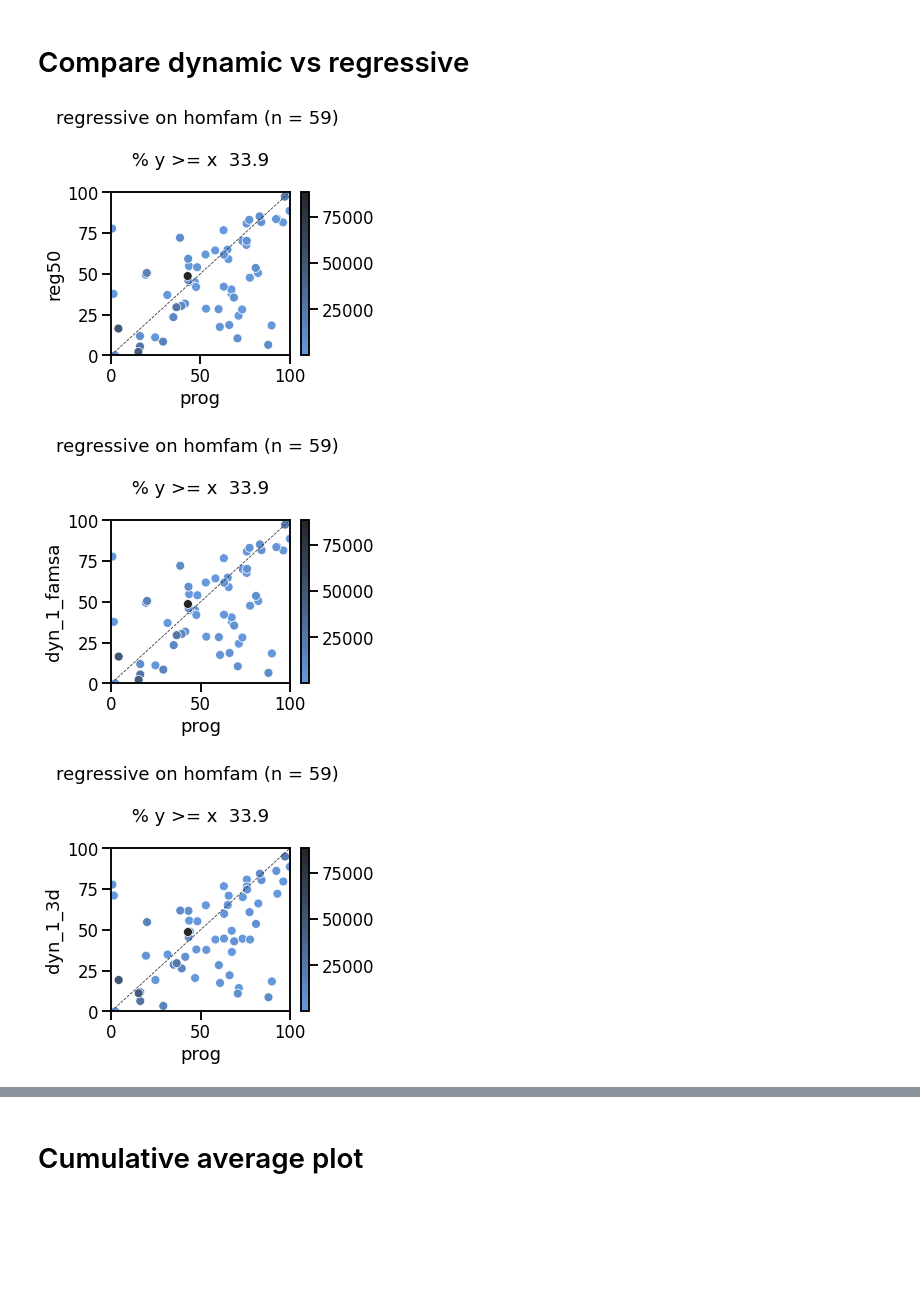
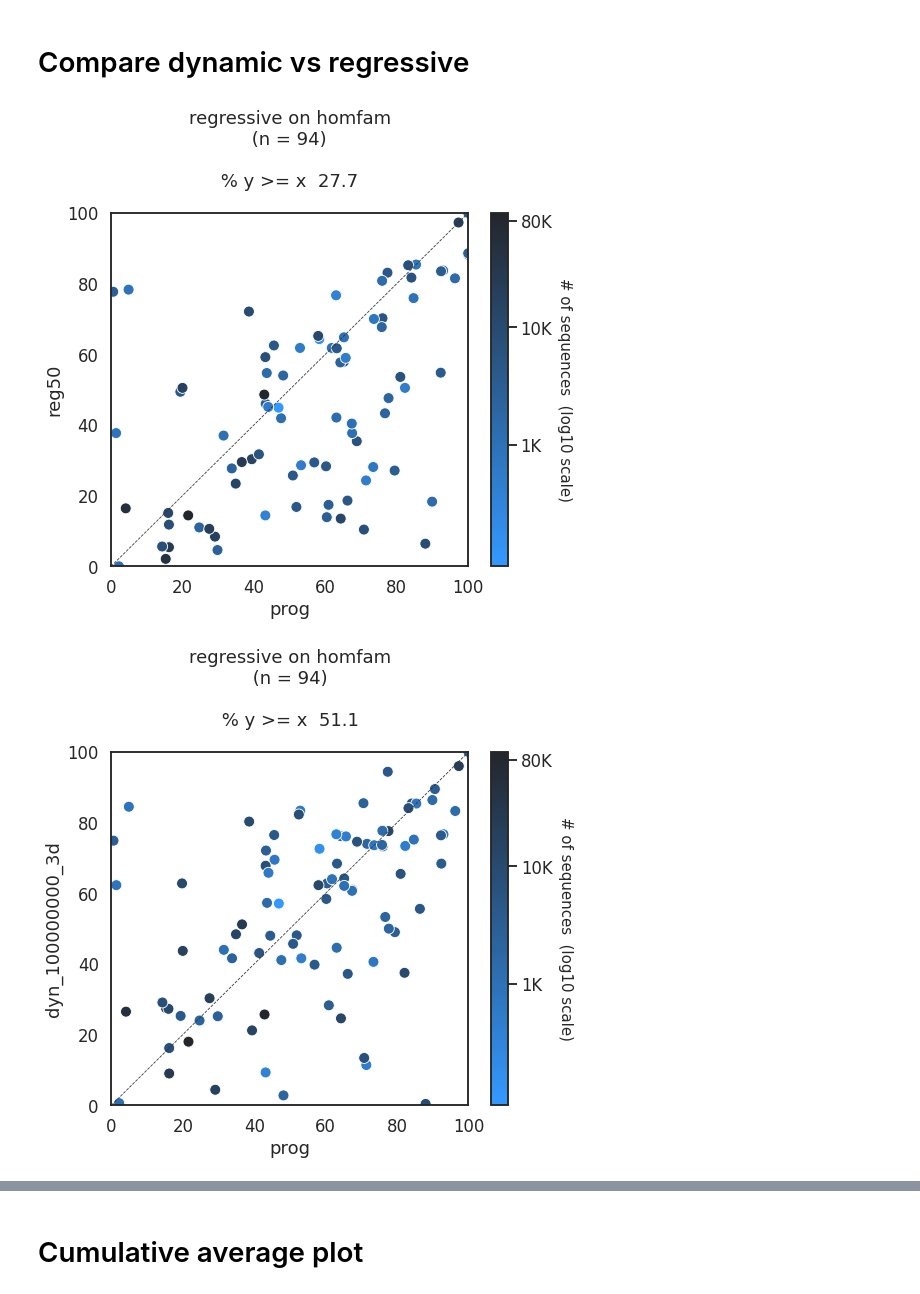
Before and after one commit to luisas/nf_structural_regression, a Jupyter notebook: notebook/02_benchmark_dynamic.ipynb, the cells around one changed output, grey strips where cells are left out. Saved outputs shown, nothing was run; the diff lists cells and outputs as text; code cells hidden in the pictures; blank space fills up the shorter version.

```diff
--- a/notebook/02_benchmark_dynamic.ipynb
+++ b/notebook/02_benchmark_dynamic.ipynb
@@ -117,6 +163,7 @@ def get_stats(scores_df, traces, summary_homfam_exthomfam):
     stats = pd.merge(stats, summary_homfam_exthomfam, on =["family","benchmarking_dataset"])
     stats_alignments = stats[stats.task == "alignments"]
     stats_alignments["approach"] = stats_alignments[["method", "bucket_size", "master_msa", "slave_msa", "dynamicX_val"]].apply(lambda row: '_'.join(row.values.astype(str)), axis=1)
+    stats_alignments["approach"] = stats_alignments.approach.apply(lambda val: val.replace("_nan",""))
     stats_alignments["fam_approach"] = stats_alignments["family"]+"_"+stats_alignments["approach"]
     stats_alignments.tc = pd.to_numeric(stats_alignments.tc)
     return(stats_alignments)
@@ -139,3 +170,39 @@ stats_alignments_regressive = stats_alignments_full[(stats_alignments_full.metho
+# %%
+stats_alignments_full = get_stats(scores_df_full, traces, summary_homfam_exthomfam)
+stats_alignments_ref = get_stats(scores_df_ref, traces, summary_homfam_exthomfam)
+
+# Only keep the ones with ref
+stats_alignments_full_sorted = stats_alignments_full.loc[stats_alignments_full.fam_approach.isin(stats_alignments_ref.fam_approach)]
+stats_alignments_full_sorted = stats_alignments_full_sorted.sort_values(by=["family", "approach"]).reset_index()
+stats_alignments_ref_sorted = stats_alignments_ref.sort_values(by=["family", "approach"]).reset_index()
+
+# ----------------------------------------------
+#     Calculate the difference in TCs
+# -----------------------------------------------
+stats_alignments_full_sorted = pd.merge(stats_alignments_full_sorted, stats_alignments_ref_sorted, on = ["family", "approach", "method", "bucket_size", "align_method", "tree_method", "file", "dynamicX_val", "master_msa"] )
+stats_alignments_full_sorted["diff_tc"] = stats_alignments_full_sorted.tc_x - stats_alignments_full_sorted.tc_y
+stats_alignments_full_sorted["diff_sp"] = stats_alignments_full_sorted.sp_x - stats_alignments_full_sorted.sp_y
+
+stats_alignments_full_sorted.columns = stats_alignments_full_sorted.columns.str.replace("_x", "").str.replace("_y", "_ref")
+# ----------   Get diff TC ---------
+#stats_alignments_full_sorted["diff_tc"] = stats_alignments_full_sorted.tc - stats_alignments_ref_sorted.tc
+stats_alignments_full_sorted["diff_tc_perc"] = (stats_alignments_full_sorted.diff_tc / stats_alignments_ref_sorted.tc)*100
+
+
+
+fams= traces.name.str.split(".",expand=True)[0].unique()
+stats = pd.merge(scores_df, traces, on = ["name","benchmarking_dataset"])
+stats = pd.merge(stats, summary_homfam_exthomfam, on =["family","benchmarking_dataset"])
+
+stats_alignments_full = get_stats(scores_df_full, traces, summary_homfam_exthomfam)
+stats_alignments_full = stats_alignments_full_sorted
+stats_alignments_dynamic = stats_alignments_full[(stats_alignments_full.method == "dynamic")]
+fams = stats_alignments_dynamic.family
+stats_alignments_progressive = stats_alignments_full[(stats_alignments_full.method == "progressive") ]
+stats_alignments_regressive = stats_alignments_full[(stats_alignments_full.method == "regressive") ]
+#save
+#stats_alignments_full.to_csv(os.path.join("/home/luisasantus/Desktop/crg_cluster/data/structural_regression/stats/", "stats_alignments_full.csv"), index = False)
+#stats_alignments_ref.to_csv(os.path.join("/home/luisasantus/Desktop/crg_cluster/data/structural_regression/stats/", "stats_alignments_refs.csv"), index = False)
 # %% [markdown]
 # Plotting params
 # %%
@@ -202,13 +271,10 @@ plot_scatter_perc(dyn_1000_famsa,dyn_1000_3d,'dyn_1000_famsa', 'dyn_1000_3d')
 # %%
 plot_scatter_perc(prog,reg_50,'prog', 'reg50')
 #plot_scatter_perc(prog,reg_1000,'prog', 'reg1000')
-
-
-plot_scatter_perc(prog,dyn_1_famsa,'prog', 'dyn_1_famsa')
-plot_scatter_perc(prog,dyn_1_3d,'prog', 'dyn_1_3d')
-plot_scatter_perc(prog,dyn_100000000_famsa,'prog', 'dyn_100000000_famsa')
+#plot_scatter_perc(prog,dyn_1_famsa,'prog', 'dyn_1_famsa')
+#plot_scatter_perc(prog,dyn_1_3d,'prog', 'dyn_1_3d')
+#plot_scatter_perc(prog,dyn_100000000_famsa,'prog', 'dyn_100000000_famsa')
 plot_scatter_perc(prog,dyn_100000000_3d,'prog', 'dyn_100000000_3d')
 # %% [output]
-[figure, old version]
+[figure, new version]
-[figure, old version]
+[figure, new version]
-[figure, removed]
```
Also changed, not shown: parts of 47 cells of this notebook, 23 other files.
